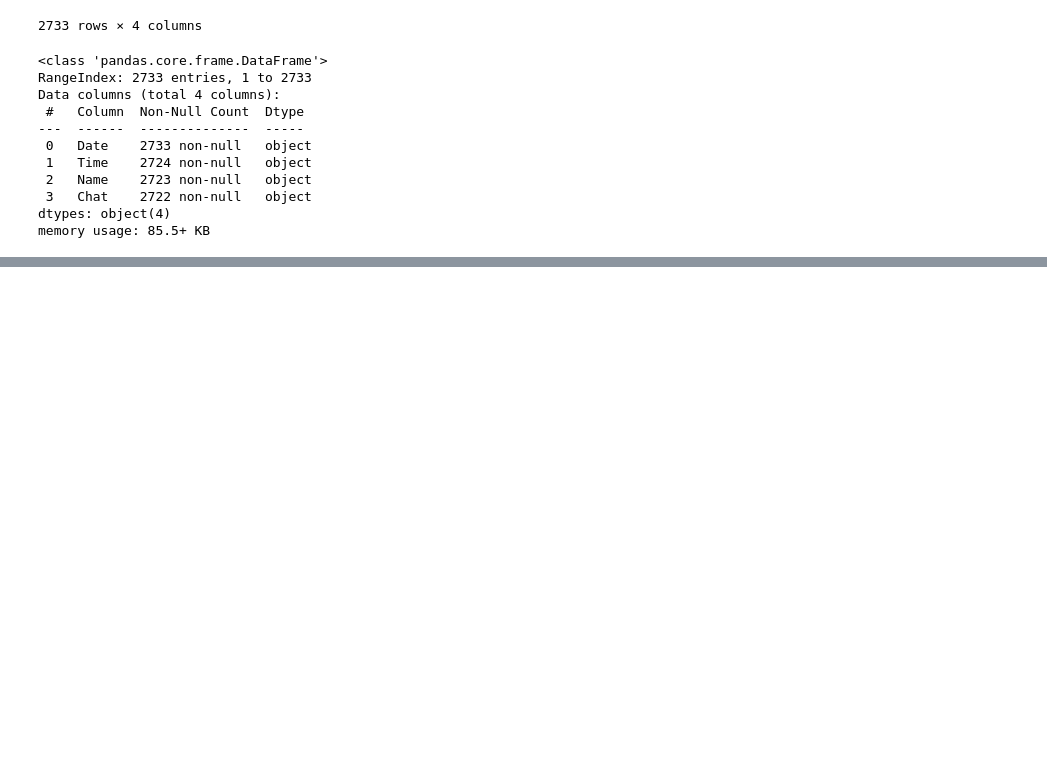
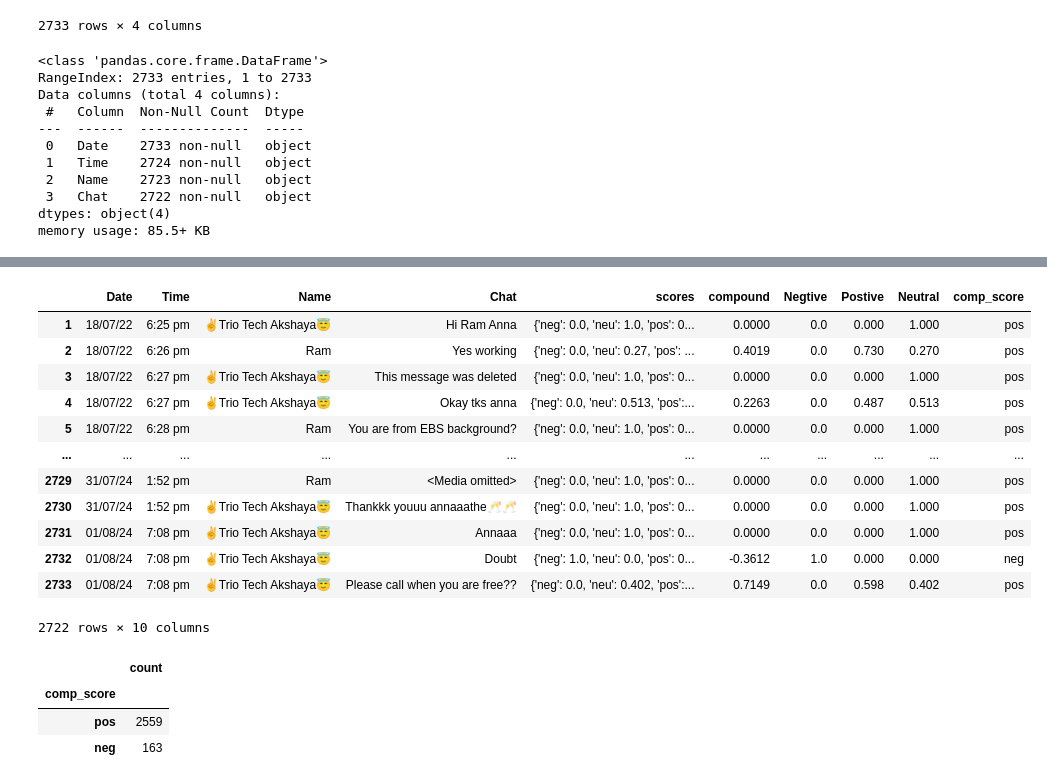
Before and after one commit to DeepikaBalachandran89/Week13--Natural-Language-Processing, a Jupyter notebook: PROJECT WHATSAPP FLIRT PREDICTION.ipynb, the cells around one changed output, grey strips where cells are left out. Drawn from its saved outputs; the diff is of its cells as text; code cells hidden in the pictures; blank space fills up the shorter version.

```diff
--- a/PROJECT WHATSAPP FLIRT PREDICTION.ipynb
+++ b/PROJECT WHATSAPP FLIRT PREDICTION.ipynb
@@ -215,0 +523,2 @@ memory usage: 85.5+ KB
+# %%
+dataset.dropna(inplace=True)
@@ -215,0 +530,2 @@ memory usage: 85.5+ KB
+# %%
+sid = SentimentIntensityAnalyzer()
@@ -215,0 +546,34 @@ memory usage: 85.5+ KB
+# %%
+ def sentimentalAnalysis(data,columnname):
+
+        #downloading vader_lexicon for the process
+        import matplotlib.pyplot as plt
+        import seaborn as sns
+        "Importing Necessary Packeage"
+        from nltk.sentiment.vader import SentimentIntensityAnalyzer
+        sid = SentimentIntensityAnalyzer()
+
+        "Deleting null pr empty value"
+        data.dropna(inplace=True)
+
+        "Checking for a comment"
+        #sid.polarity_scores(data[columnname][93])
+
+        "Creating respective columns"
+
+        data['scores'] = data[columnname].apply(lambda commentText: sid.polarity_scores(commentText))
+        data['compound']  = data['scores'].apply(lambda score_dict: score_dict['compound'])
+        data['Negtive']  = data['scores'].apply(lambda score_dict: score_dict['neg'])
+        data['Postive']  = data['scores'].apply(lambda score_dict: score_dict['pos'])
+        data['Neutral']  = data['scores'].apply(lambda score_dict: score_dict['neu'])
+
+        "Creating final pos or neg using compound score"
+        data['comp_score'] = data['compound'].apply(lambda c: 'pos' if c >=0 else 'neg')
+        plt.clf()
+        #comp=sns.countplot(x = 'comp_score', hue = 'Name', data = data, palette = 'magma')
+        #comp.figure.savefig("date_charts.png")
+        "Checking how many pos and neg"
+        posneg=pd.DataFrame(data['comp_score'].value_counts())
+        return posneg,data
+# %%
+pos,data_Senti=sentimentalAnalysis(dataset,columnname='Chat') #already inbuily function just give columnname
@@ -215,0 +599,23 @@ memory usage: 85.5+ KB
+# %%
+data_Senti
+# %% [output]
+|  | Date | Time | Name | Chat | scores | compound | Negtive | Postive | Neutral | comp_score |
+| 1 | 18/07/22 | 6:25 pm | ✌️Trio Tech Akshaya😇 | Hi Ram Anna | {'neg': 0.0, 'neu': 1.0, 'pos': 0... | 0.0000 | 0.0 | 0.000 | 1.000 | pos |
+| 2 | 18/07/22 | 6:26 pm | Ram | Yes working | {'neg': 0.0, 'neu': 0.27, 'pos': ... | 0.4019 | 0.0 | 0.730 | 0.270 | pos |
+| 3 | 18/07/22 | 6:27 pm | ✌️Trio Tech Akshaya😇 | This message was deleted | {'neg': 0.0, 'neu': 1.0, 'pos': 0... | 0.0000 | 0.0 | 0.000 | 1.000 | pos |
+| 4 | 18/07/22 | 6:27 pm | ✌️Trio Tech Akshaya😇 | Okay tks anna | {'neg': 0.0, 'neu': 0.513, 'pos':... | 0.2263 | 0.0 | 0.487 | 0.513 | pos |
+| 5 | 18/07/22 | 6:28 pm | Ram | You are from EBS background? | {'neg': 0.0, 'neu': 1.0, 'pos': 0... | 0.0000 | 0.0 | 0.000 | 1.000 | pos |
+| ... | ... | ... | ... | ... | ... | ... | ... | ... | ... | ... |
+| 2729 | 31/07/24 | 1:52 pm | Ram | <Media omitted> | {'neg': 0.0, 'neu': 1.0, 'pos': 0... | 0.0000 | 0.0 | 0.000 | 1.000 | pos |
+| 2730 | 31/07/24 | 1:52 pm | ✌️Trio Tech Akshaya😇 | Thankkk youuu annaaathe🥂🥂 | {'neg': 0.0, 'neu': 1.0, 'pos': 0... | 0.0000 | 0.0 | 0.000 | 1.000 | pos |
+| 2731 | 01/08/24 | 7:08 pm | ✌️Trio Tech Akshaya😇 | Annaaa | {'neg': 0.0, 'neu': 1.0, 'pos': 0... | 0.0000 | 0.0 | 0.000 | 1.000 | pos |
+| 2732 | 01/08/24 | 7:08 pm | ✌️Trio Tech Akshaya😇 | Doubt | {'neg': 1.0, 'neu': 0.0, 'pos': 0... | -0.3612 | 1.0 | 0.000 | 0.000 | neg |
+| 2733 | 01/08/24 | 7:08 pm | ✌️Trio Tech Akshaya😇 | Please call when you are free?? | {'neg': 0.0, 'neu': 0.402, 'pos':... | 0.7149 | 0.0 | 0.598 | 0.402 | pos |
+2722 rows × 10 columns
+# %%
+pos
+# %% [output]
+|  | count |
+| comp_score |  |
+| pos | 2559 |
+| neg | 163 |
```
Also changed, not shown: parts of 38 cells of this notebook.
